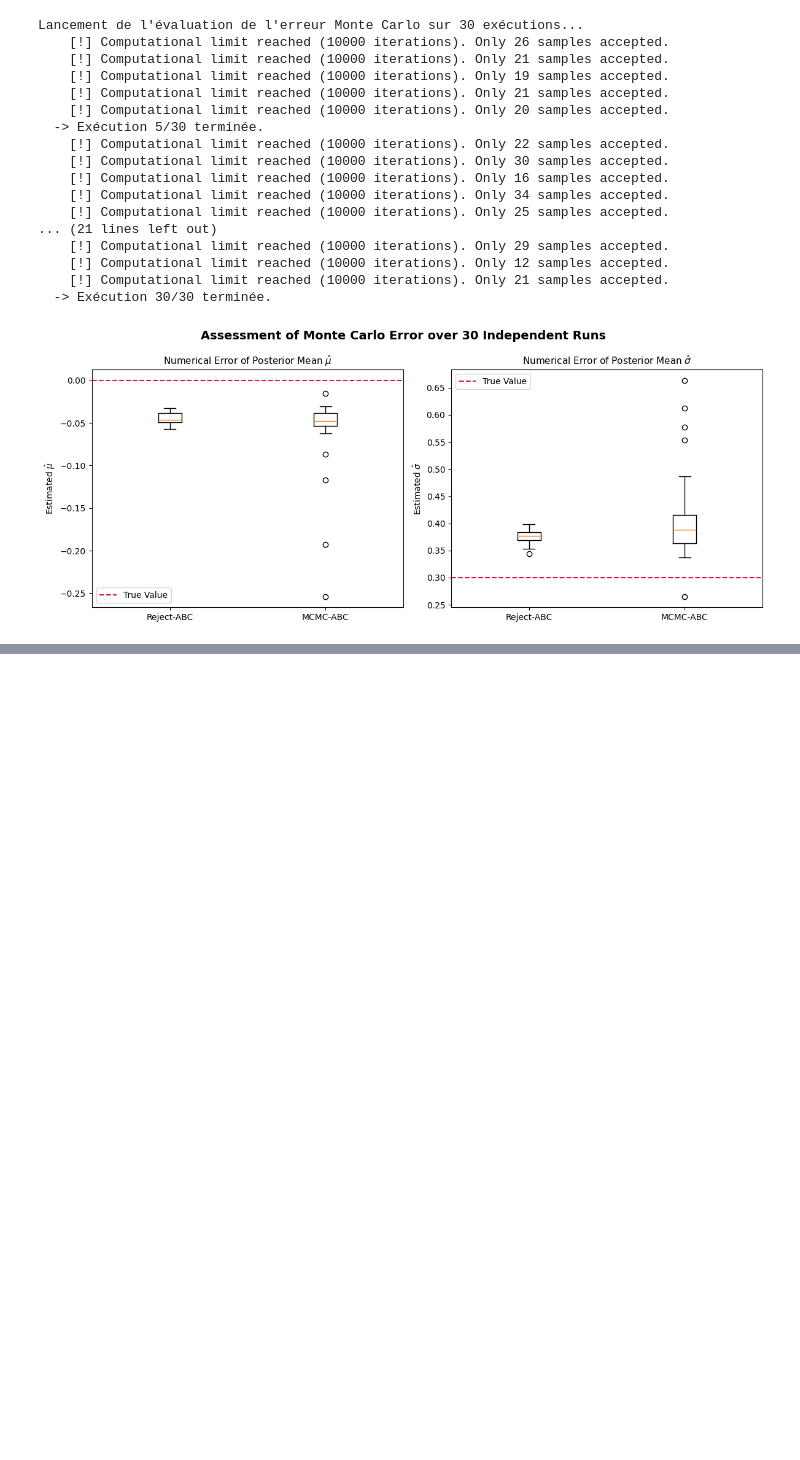
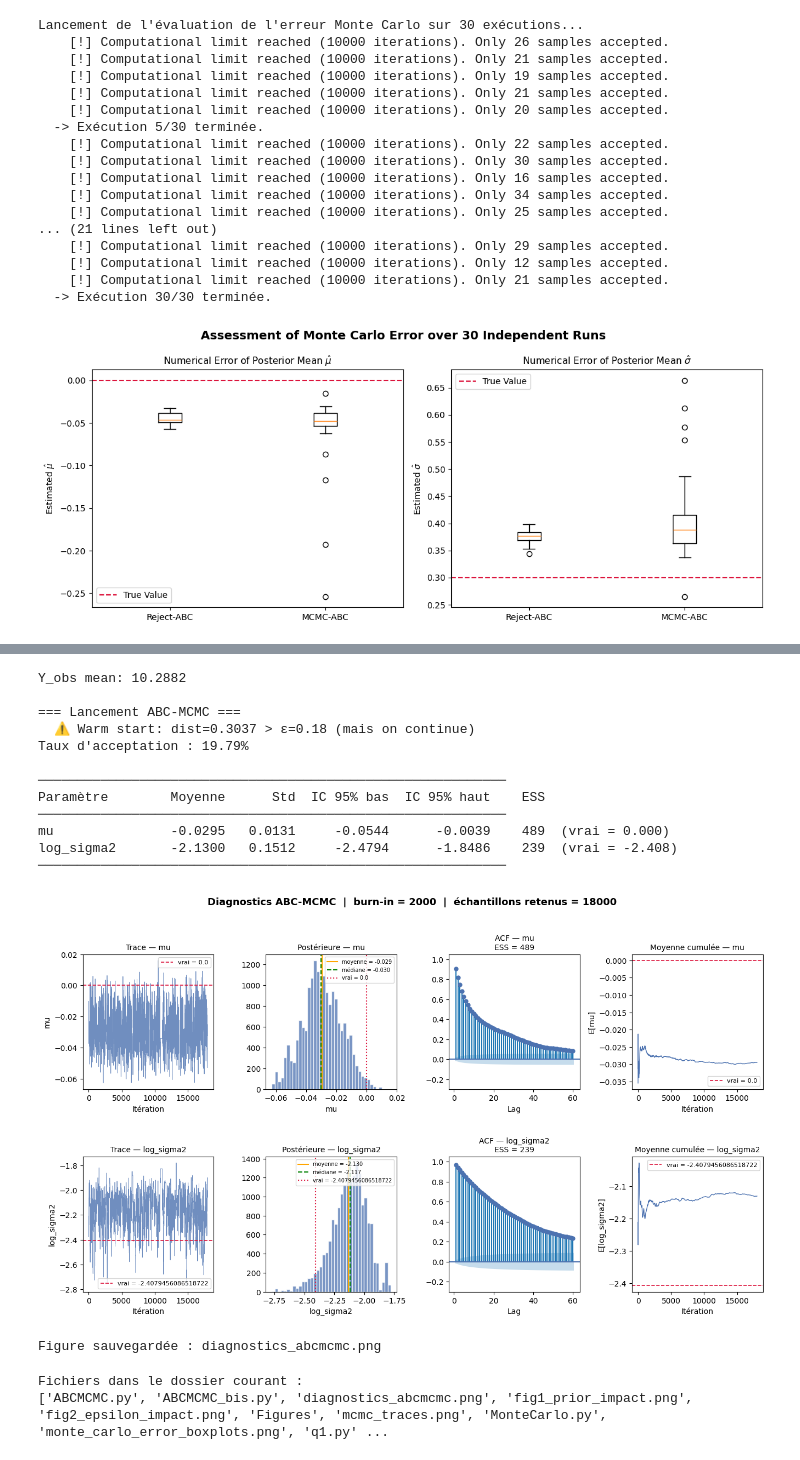
Before and after one commit to anthoger04/Likelihood-free-inference-and-sums-of-log-normal-variates, a Jupyter notebook: src/results.ipynb, the cells around one changed output, grey strips where cells are left out. Cells and saved outputs as stored; diff of their text form; code cells hidden in the pictures; blank space fills up the shorter version.

Commit message:
Implémentation ABC-MCMC avec prior IG et analyse de sensibilité

```diff
--- a/src/results.ipynb
+++ b/src/results.ipynb
@@ -600,0 +653,79 @@ Lancement de l'évaluation de l'erreur Monte Carlo sur 30 exécutions...
+# %%
+import numpy as np
+from q1 import simulate_lognormal_sum
+from ABCMCMC_bis import ABCMCMC
+from Figures import plot_diagnostics, print_summary
+
+# Paramètres du modèle vrai
+L_true = 10
+mu_true = 0.0
+sigma_true = 0.3
+n_obs = 200
+
+# Générer les données observées
+main_rng = np.random.default_rng(42)
+Y_obs = simulate_lognormal_sum(n_obs, L_true, mu_true, sigma_true, rng=main_rng)
+print(f"Y_obs mean: {np.mean(Y_obs):.4f}")
+
+# Paramètres ABC-MCMC
+epsilon_val = 0.18
+step_mu = 0.02
+step_log_sigma = 0.1
+
+# Lancer ABC-MCMC
+print("\n=== Lancement ABC-MCMC ===")
+chain, acc_rate = ABCMCMC(
+    Y_obs,           # 1er argument
+    L_true,          # 2ème argument
+    2.0,             # a (3ème argument)
+    1.0,             # b (4ème argument)
+    1.0,             # kappa (5ème argument)
+    epsilon_val,     # epsilon (6ème argument)
+    step_mu,         # step_mu (7ème argument)
+    step_log_sigma,  # step_log_sigma2 (8ème argument)
+    num_samples=20000,  # Ceux-ci peuvent rester nommés
+    rng=main_rng
+)
+
+print(f"Taux d'acceptation : {acc_rate:.2%}")
+
+# Valeurs vraies pour comparaison
+true_values = [mu_true, 2*np.log(sigma_true)]
+
+# Afficher le résumé
+print_summary(
+    chain,
+    param_names=["mu", "log_sigma2"],
+    burnin=2000,
+    true_values=true_values
+)
+
+# Afficher les diagnostics graphiques
+plot_diagnostics(
+    chain,
+    param_names=["mu", "log_sigma2"],
+    burnin=2000,
+    true_values=true_values
+)
+# %% [output]
+Y_obs mean: 10.2882
+
+=== Lancement ABC-MCMC ===
+  ⚠ Warm start: dist=0.3037 > ε=0.18 (mais on continue)
+Taux d'acceptation : 19.79%
+
+────────────────────────────────────────────────────────────
+Paramètre        Moyenne      Std  IC 95% bas  IC 95% haut    ESS
+────────────────────────────────────────────────────────────
+mu               -0.0295   0.0131     -0.0544      -0.0039    489  (vrai = 0.000)
+log_sigma2       -2.1300   0.1512     -2.4794      -1.8486    239  (vrai = -2.408)
+────────────────────────────────────────────────────────────
+[figure, added]
+Figure sauvegardée : diagnostics_abcmcmc.png
+# %%
+import os
+print("Fichiers dans le dossier courant :")
+print(os.listdir('.'))
+# %% [output]
+Fichiers dans le dossier courant :
+['ABCMCMC.py', 'ABCMCMC_bis.py', 'diagnostics_abcmcmc.png', 'fig1_prior_impact.png', 'fig2_epsilon_impact.png', 'Figures', 'mcmc_traces.png', 'MonteCarlo.py', 'monte_carlo_error_boxplots.png', 'q1.py' ...
```
Also changed, not shown: parts of 7 cells of this notebook, 9 other files.
